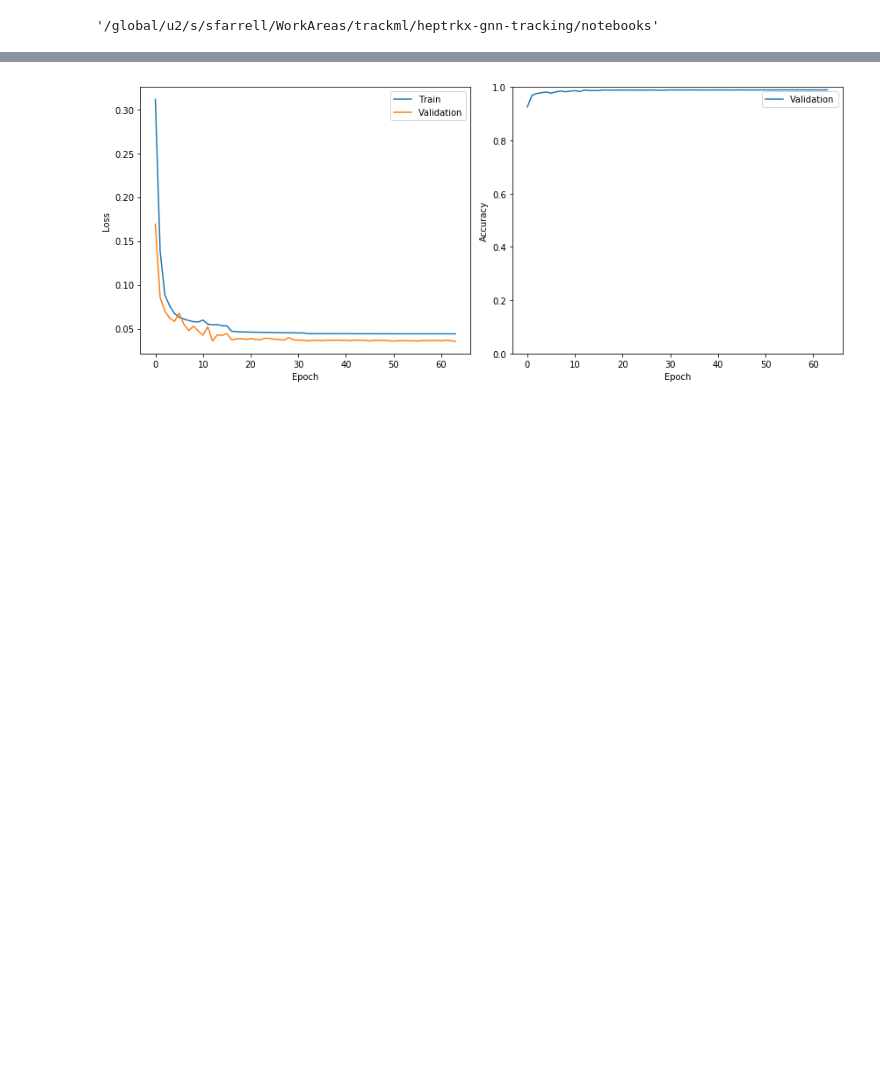
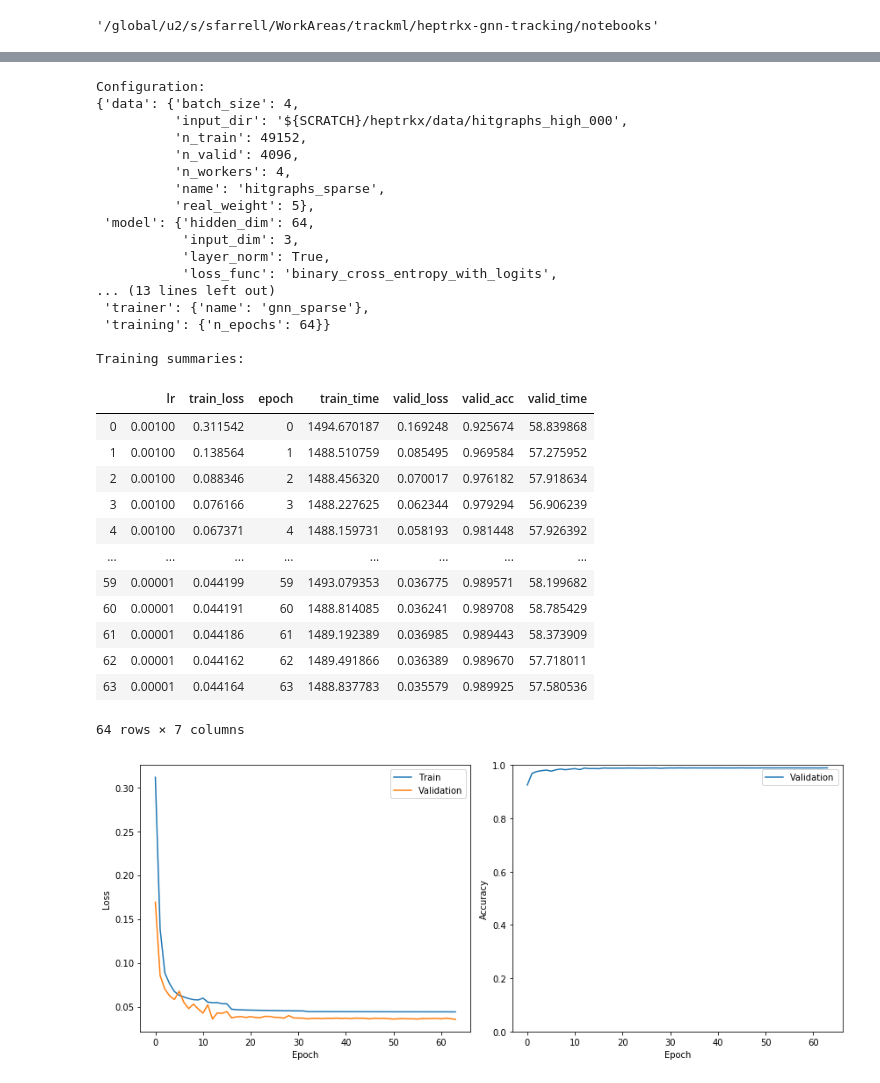
Before and after one commit to murnanedaniel/eta-tracker, a Jupyter notebook: notebooks/EvalAGNN.ipynb, the cells around one changed output, grey strips where cells are left out. Cells and saved outputs as stored; diff of their text form; code cells hidden in the pictures; blank space fills up the shorter version.

```diff
--- a/notebooks/EvalAGNN.ipynb
+++ b/notebooks/EvalAGNN.ipynb
@@ -87,3 +65,45 @@ summaries
+# %%
+result_name = 'agnn_001'
+result_dir = os.path.join(result_base, result_name)
+
+config = load_config_dir(result_dir)
+print('Configuration:')
+pprint.pprint(config)
+
+summaries = load_summaries(config)
+print('\nTraining summaries:')
+summaries
+# %% [output]
+Configuration:
+{'data': {'batch_size': 4,
+          'input_dir': '${SCRATCH}/heptrkx/data/hitgraphs_high_000',
+          'n_train': 49152,
+          'n_valid': 4096,
+          'n_workers': 4,
+          'name': 'hitgraphs_sparse',
+          'real_weight': 5},
+ 'model': {'hidden_dim': 64,
+           'input_dim': 3,
+           'layer_norm': True,
+           'loss_func': 'binary_cross_entropy_with_logits',
+... (13 lines left out)
+ 'trainer': {'name': 'gnn_sparse'},
+ 'training': {'n_epochs': 64}}
+
+Training summaries:
+|  | lr | train_loss | epoch | train_time | valid_loss | valid_acc | valid_time |
+| 0 | 0.00100 | 0.311542 | 0 | 1494.670187 | 0.169248 | 0.925674 | 58.839868 |
+| 1 | 0.00100 | 0.138564 | 1 | 1488.510759 | 0.085495 | 0.969584 | 57.275952 |
+| 2 | 0.00100 | 0.088346 | 2 | 1488.456320 | 0.070017 | 0.976182 | 57.918634 |
+| 3 | 0.00100 | 0.076166 | 3 | 1488.227625 | 0.062344 | 0.979294 | 56.906239 |
+| 4 | 0.00100 | 0.067371 | 4 | 1488.159731 | 0.058193 | 0.981448 | 57.926392 |
+| ... | ... | ... | ... | ... | ... | ... | ... |
+| 59 | 0.00001 | 0.044199 | 59 | 1493.079353 | 0.036775 | 0.989571 | 58.199682 |
+| 60 | 0.00001 | 0.044191 | 60 | 1488.814085 | 0.036241 | 0.989708 | 58.785429 |
+| 61 | 0.00001 | 0.044186 | 61 | 1489.192389 | 0.036985 | 0.989443 | 58.373909 |
+| 62 | 0.00001 | 0.044162 | 62 | 1489.491866 | 0.036389 | 0.989670 | 57.718011 |
+| 63 | 0.00001 | 0.044164 | 63 | 1488.837783 | 0.035579 | 0.989925 | 57.580536 |
+64 rows × 7 columns
 # %%
 plot_train_history(summaries)
 # %% [output]
```
Also changed, not shown: parts of 32 cells of this notebook, 3 other files.
